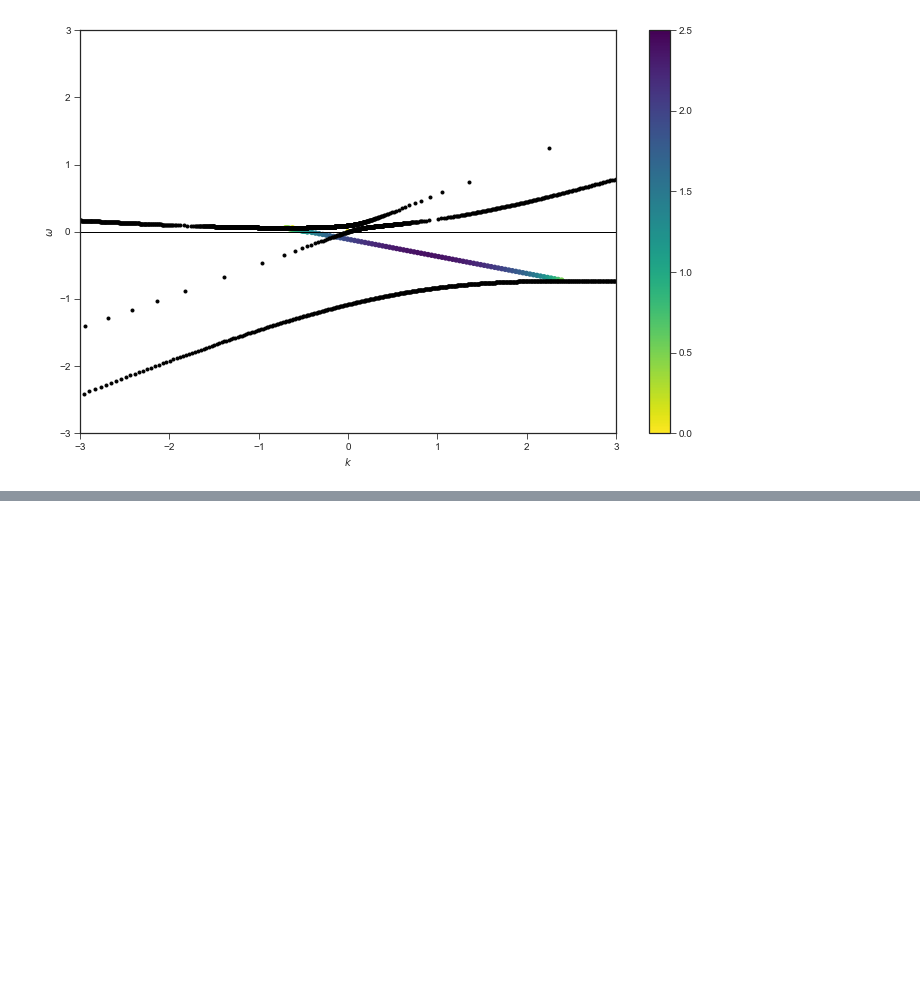
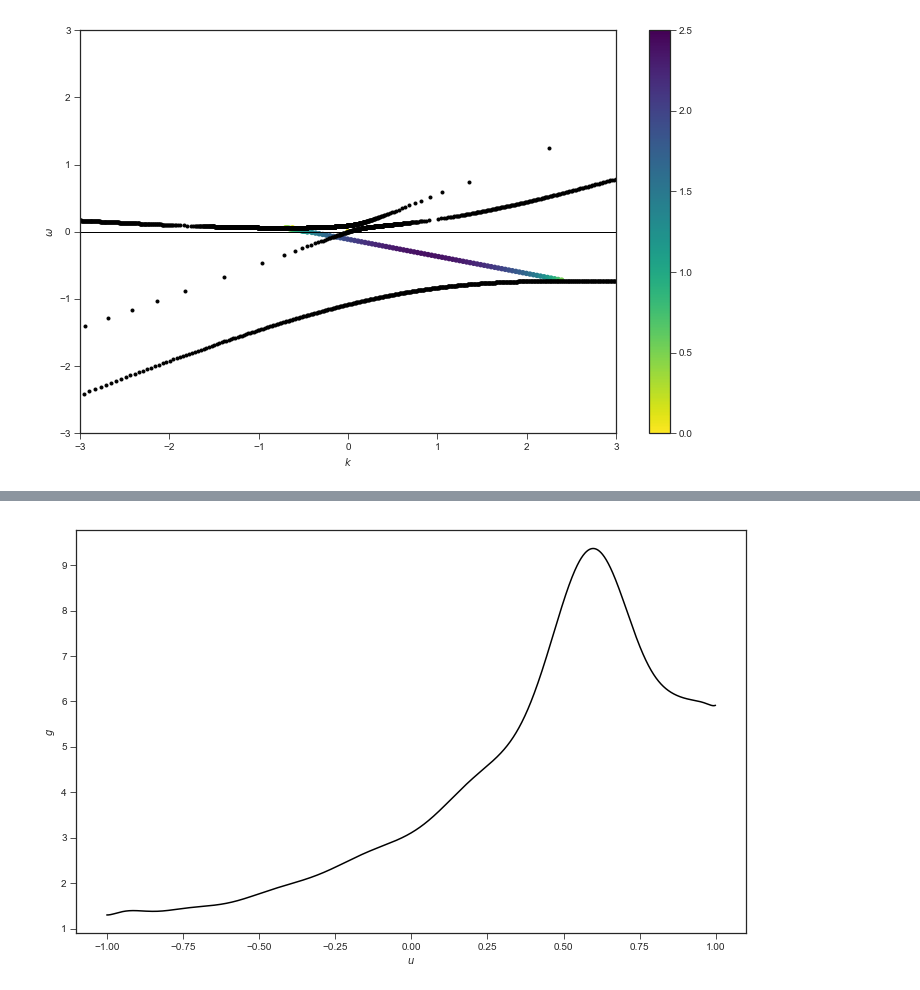
Before and after one commit to emptymalei/dispersion-relation-paper, a Jupyter notebook: program/plots.ipynb, the cells around one changed output, grey strips where cells are left out. Cells and saved outputs as stored; diff of their text form; code cells hidden in the pictures; blank space fills up the shorter version.

```diff
--- a/program/plots.ipynb
+++ b/program/plots.ipynb
@@ -387,0 +507,17 @@ plt.show()
+# %%
+def garchingSpect(u):
+
+    return 3.1091047622370787 + 3.948849723450116*u + 13.632133984410414*np.power(u,2) + 29.7701637868053*np.power(u,3) -  225.4418693733076*np.power(u,4) - 633.2956958542956*np.power(u,5) + 2004.4496383988198*np.power(u,6) +    6141.363460150786*np.power(u,7) - 7352.704265944309*np.power(u,8) - 27716.899615370356*np.power(u,9) +    11634.107295351703*np.power(u,10) + 67594.95724260398*np.power(u,11) - 3020.7355985575978*np.power(u,12) -    95880.52468537232*np.power(u,13) - 16046.882567924806*np.power(u,14) + 79560.56837894565*np.power(u,15) +    24007.739039308894*np.power(u,16) - 35942.62467824584*np.power(u,17) - 14192.446695305043*np.power(u,18) +    6845.044976045668*np.power(u,19) + 3178.7833154504706*np.power(u,20)
+# %%
+uList = np.arange(-1,1,0.001)
+gList = garchingSpect(uList)
+# %%
+spectGarchingPlt,  spectGarchingPltax = plt.subplots()
+plt.plot(uList,gList, '-k')
+plt.xlabel('$u$')
+plt.ylabel('$g$')
+# plt.title('Dispersion Relation and Instabilities for WC1')
+plt.savefig('../assets/spectGarchingPlt.pdf',bbox_inches='tight')
+plt.show()
+# %% [output]
+[figure, added]
```
Also changed, not shown: parts of 11 cells of this notebook, 20 other files.
